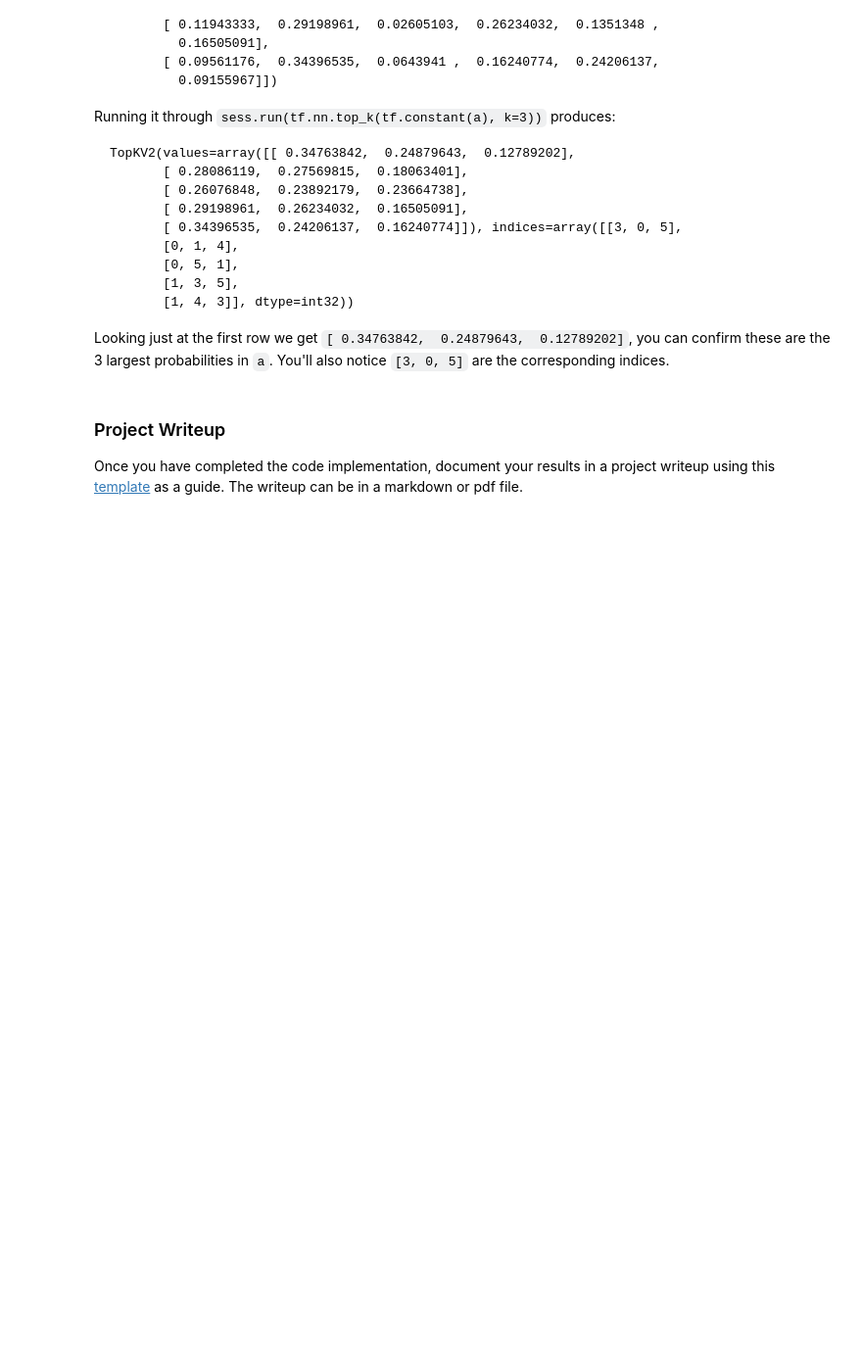
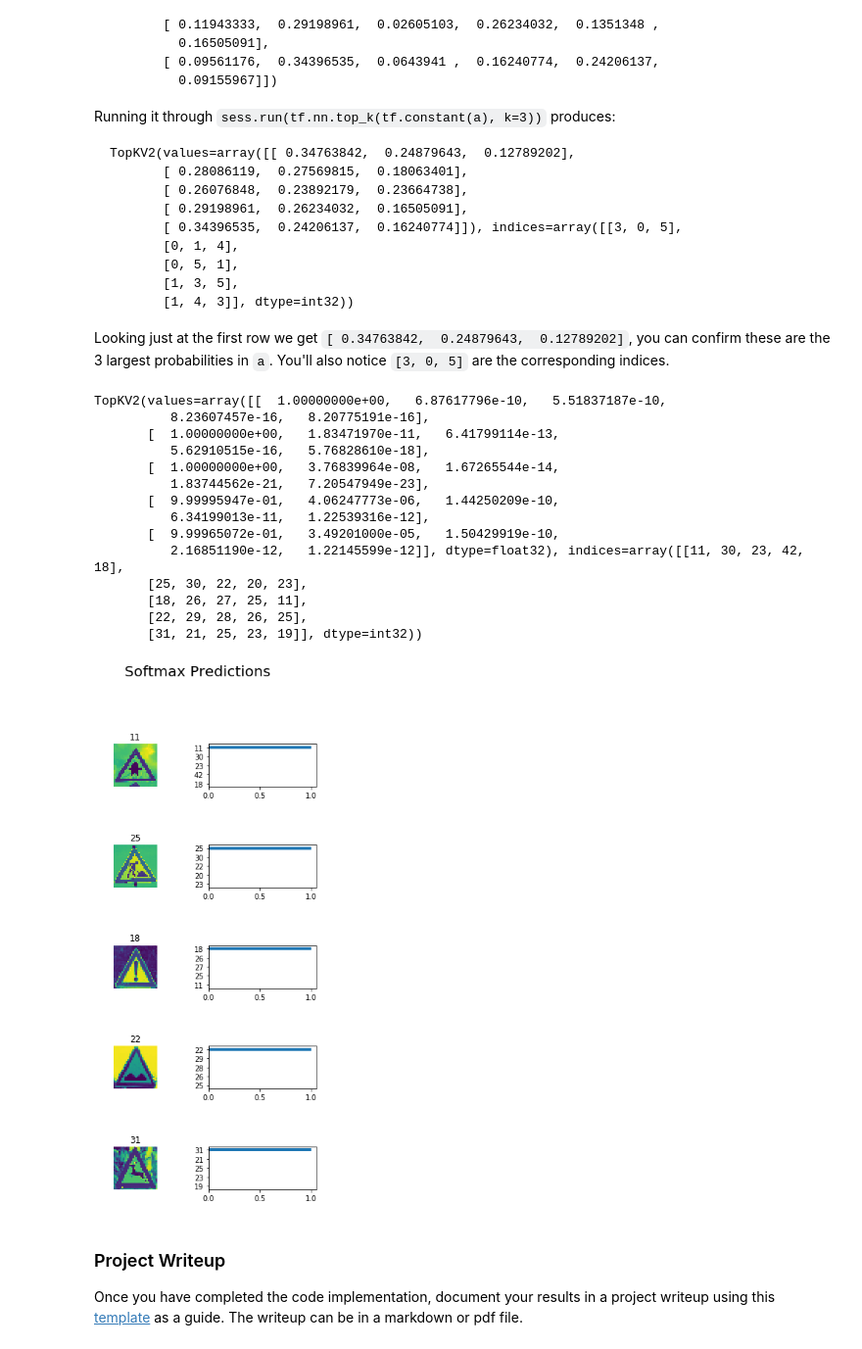
Before and after one commit to MarilynFranklin/traffic-sign-classifier, a Jupyter notebook: Traffic_Sign_Classifier.ipynb, the cells around one changed output. Shown at 98% size. Drawn from its saved outputs; the diff is of its cells as text; code cells hidden in the pictures; blank space fills up the shorter version.

````diff
--- a/Traffic_Sign_Classifier.ipynb
+++ b/Traffic_Sign_Classifier.ipynb
@@ -359,9 +416,58 @@ TopKV2(values=array([[ 0.34763842,  0.24879643,  0.12789202],
 ```
 
 Looking just at the first row we get `[ 0.34763842,  0.24879643,  0.12789202]`, you can confirm these are the 3 largest probabilities in `a`. You'll also notice `[3, 0, 5]` are the corresponding indices.
+# %%
+def display_image_predictions(features, labels, predictions):
+    label_ids = labels
+
+    fig, axies = plt.subplots(nrows=5, ncols=2)
+    fig.tight_layout()
+    fig.suptitle('Softmax Predictions', fontsize=20, y=1.1)
+    fig.set_size_inches(5, 10, forward=True)
+
+    n_predictions = 5
+    margin = 1.3
+    ind = np.arange(n_predictions)
+    width = (1. - 2. * margin) / n_predictions
+
+    for image_i, (feature, label_id, pred_indicies, pred_values) in enumerate(zip(features, label_ids, predictions.indices, predictions.values)):
+        axies[image_i][0].imshow(feature.squeeze())
+        axies[image_i][0].set_title(label_id)
+        axies[image_i][0].set_axis_off()
+
+        axies[image_i][1].barh(ind, pred_values[::-1], width)
+        axies[image_i][1].set_yticks(ind)
+        axies[image_i][1].set_yticklabels(pred_indicies[::-1])
+        axies[image_i][1].set_xticks([0, 0.5, 1.0])
 # %%
 ### Print out the top five softmax probabilities for the predictions on the German traffic sign images found on the web.
 ### Feel free to use as many code cells as needed.
+
+with tf.Session() as sess:
+    new_saver = tf.train.import_meta_graph('./lenet.meta')
+    new_saver.restore(sess, tf.train.latest_checkpoint('.'))
+    predicted_logits = sess.run(tf.nn.top_k(tf.nn.softmax(logits), k=5), feed_dict={x: traffic_images, keep_prob: 1.0})
+
+    predictions = np.argmax(predicted_logits, axis=1)
+# %%
+display_image_predictions(traffic_images, expected_values, predicted_logits)
+print(predicted_logits)
+# %% [output]
+TopKV2(values=array([[  1.00000000e+00,   6.87617796e-10,   5.51837187e-10,
+          8.23607457e-16,   8.20775191e-16],
+       [  1.00000000e+00,   1.83471970e-11,   6.41799114e-13,
+          5.62910515e-16,   5.76828610e-18],
+       [  1.00000000e+00,   3.76839964e-08,   1.67265544e-14,
+          1.83744562e-21,   7.20547949e-23],
+       [  9.99995947e-01,   4.06247773e-06,   1.44250209e-10,
+          6.34199013e-11,   1.22539316e-12],
+       [  9.99965072e-01,   3.49201000e-05,   1.50429919e-10,
+          2.16851190e-12,   1.22145599e-12]], dtype=float32), indices=array([[11, 30, 23, 42, 18],
+       [25, 30, 22, 20, 23],
+       [18, 26, 27, 25, 11],
+       [22, 29, 28, 26, 25],
+       [31, 21, 25, 23, 19]], dtype=int32))
+[figure, added]
 # %% [markdown]
 ### Project Writeup
 
````
Also changed, not shown: parts of 11 cells of this notebook, 5 other files.
